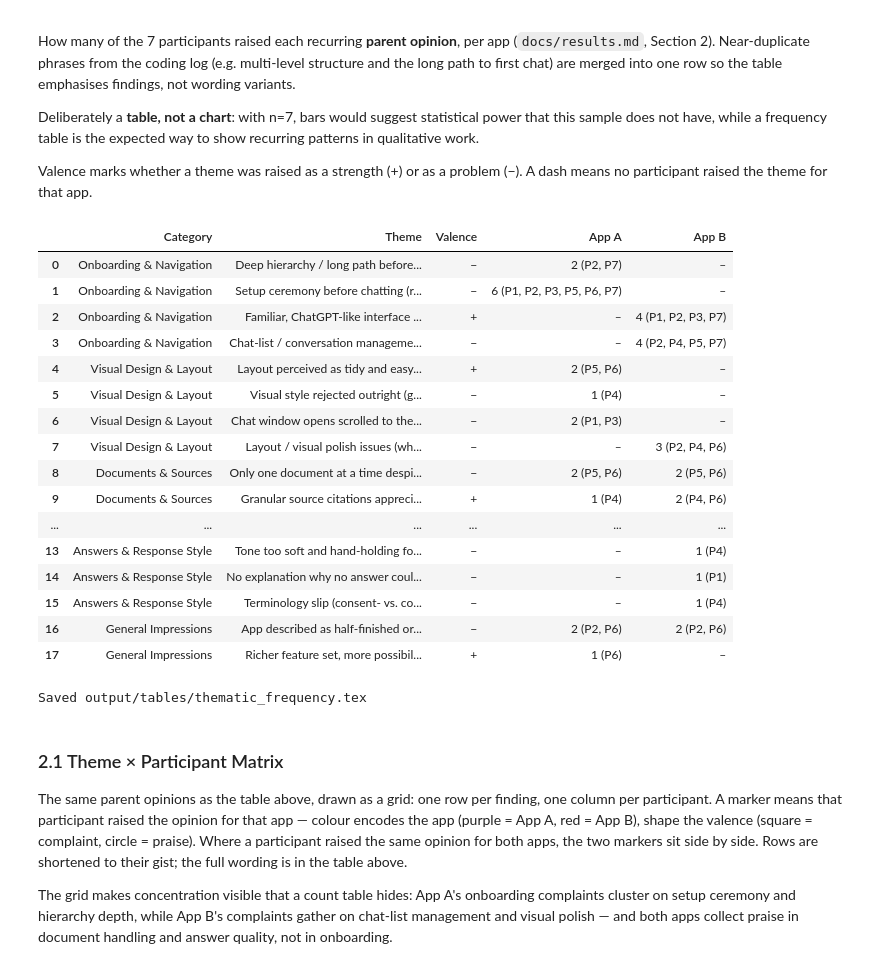
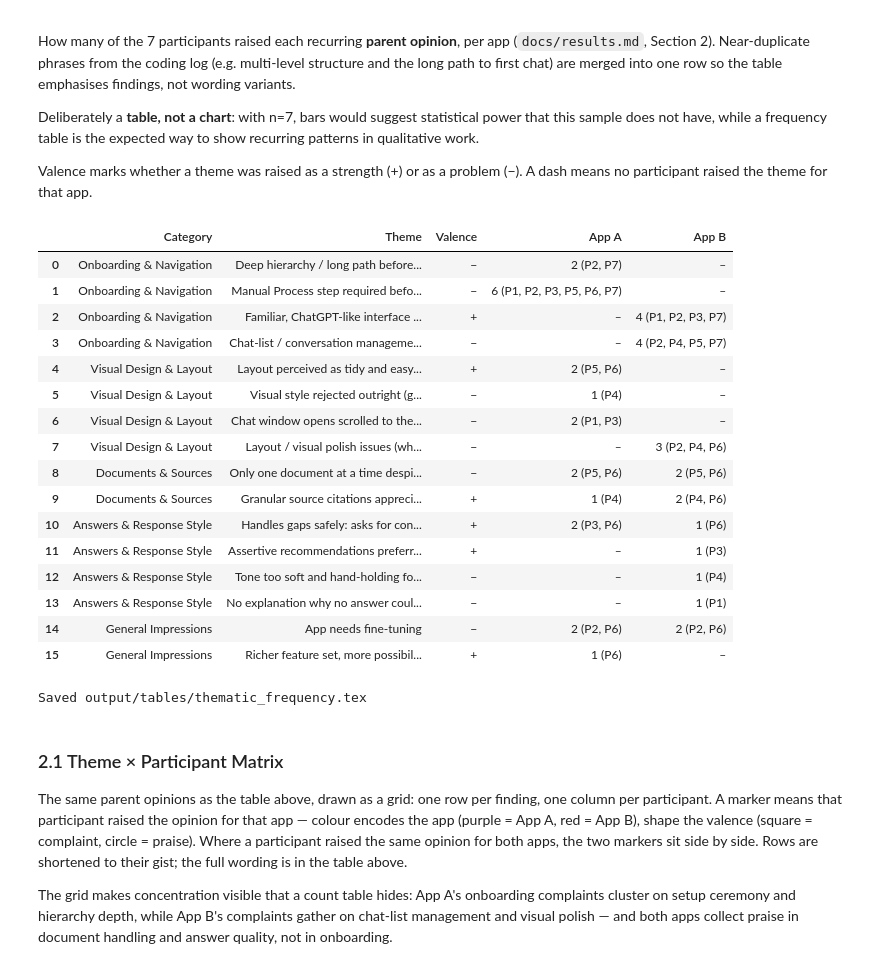
Before and after one commit to nghalinh2711/agentic-memory-artifacts, a Jupyter notebook: notebooks/qualitative.ipynb, the cells around one changed output. Saved outputs shown, nothing was run; the diff lists cells and outputs as text; code cells hidden in the pictures.

```diff
--- a/notebooks/qualitative.ipynb
+++ b/notebooks/qualitative.ipynb
@@ -304,8 +304,8 @@ PARENT_THEMES = [
      "Deep hierarchy / long path to first chat",
      ["P2", "P7"], []),
     ("Onboarding & Navigation", "-",
-     "Setup ceremony before chatting (redundant workspace controls, manual Process step)",
-     "Setup ceremony before chatting",
+     "Manual Process step required before chatting (plus redundant workspace controls)",
+     "Setup: Process required before chatting",
      ["P1", "P2", "P3", "P5", "P6", "P7"], []),
     ("Onboarding & Navigation", "+",
      "Familiar, ChatGPT-like interface lowers the learning curve",
@@ -340,13 +340,9 @@ PARENT_THEMES = [
      "Granular source citations valued",
      ["P4"], ["P4", "P6"]),
     ("Answers & Response Style", "+",
-     "No hallucination: asks for missing context instead",
-     "No hallucination; asks for context",
-     ["P3"], []),
-    ("Answers & Response Style", "+",
-     "Out-of-scope question handled transparently",
-     "Out-of-scope questions handled well",
-     ["P6"], ["P6"]),
+     "Handles gaps safely: asks for context instead of hallucinating; out-of-scope questions answered transparently",
+     "Safe handling of missing / out-of-scope context",
+     ["P3", "P6"], ["P6"]),
     ("Answers & Response Style", "+",
      "Assertive recommendations preferred in a work context",
      "Assertive recommendations preferred",
@@ -359,13 +355,9 @@ PARENT_THEMES = [
      "No explanation why no answer could be found",
      "No explanation when no answer found",
      [], ["P1"]),
-    ("Answers & Response Style", "-",
-     "Terminology slip (consent- vs. consensus-based)",
-     "Terminology slip (consent/consensus)",
-     [], ["P4"]),
     ("General Impressions", "-",
-     "App described as half-finished or in need of fine-tuning",
-     "Feels half-finished, needs fine-tuning",
+     "App needs fine-tuning",
+     "Needs fine-tuning",
      ["P2", "P6"], ["P2", "P6"]),
     ("General Impressions", "+",
      "Richer feature set, more possibilities for power users",
@@ -404,34 +396,34 @@ def build_frequency_table(records):
     column_spec = f"@{{}}{x_column(1.5)}c{mention_column}{mention_column}@{{}}"
     rows = [
         rf"\begin{{tabularx}}{{\linewidth}}{{{column_spec}}}",
         r"\toprule",
         r"\textbf{Theme} & \textbf{Val.} & \textbf{App A} & \textbf{App B} \\",
     ]
     for category in dict.fromkeys(category for category, *_ in records):
         rows.append(r"\midrule")
         rows.append(rf"\multicolumn{{4}}{{@{{}}l}}{{\textit{{{latex_text(category)}}}}} \\")
         rows.append(r"\addlinespace[2pt]")
         for row_category, valence, theme, _label, app_a, app_b in records:
             if row_category != category:
                 continue
             cells = [
                 latex_text(theme),
                 f"${valence}$",
                 latex_text(format_mentions(app_a, NOT_MENTIONED_TEX)),
                 latex_text(format_mentions(app_b, NOT_MENTIONED_TEX)),
             ]
             rows.append(" & ".join(cells) + r" \\")
     rows += [r"\bottomrule", r"\end{tabularx}"]
     # Parent opinions in 5 groups: \small keeps the table on a single page at
     # typical thesis text widths (tabularx cannot break across pages).
     return "\n".join([r"{\small", *rows, r"}"])
 
 
 save_table(build_frequency_table(PARENT_THEMES), "thematic_frequency")
 # %% [output]
 |  | Category | Theme | Valence | App A | App B |
 | 0 | Onboarding & Navigation | Deep hierarchy / long path before... | − | 2 (P2, P7) | – |
-| 1 | Onboarding & Navigation | Setup ceremony before chatting (r... | − | 6 (P1, P2, P3, P5, P6, P7) | – |
+| 1 | Onboarding & Navigation | Manual Process step required befo... | − | 6 (P1, P2, P3, P5, P6, P7) | – |
 | 2 | Onboarding & Navigation | Familiar, ChatGPT-like interface ... | + | – | 4 (P1, P2, P3, P7) |
 | 3 | Onboarding & Navigation | Chat-list / conversation manageme... | − | – | 4 (P2, P4, P5, P7) |
 | 4 | Visual Design & Layout | Layout perceived as tidy and easy... | + | 2 (P5, P6) | – |
@@ -440,12 +432,12 @@ save_table(build_frequency_table(PARENT_THEMES), "thematic_frequency")
 | 7 | Visual Design & Layout | Layout / visual polish issues (wh... | − | – | 3 (P2, P4, P6) |
 | 8 | Documents & Sources | Only one document at a time despi... | − | 2 (P5, P6) | 2 (P5, P6) |
 | 9 | Documents & Sources | Granular source citations appreci... | + | 1 (P4) | 2 (P4, P6) |
-| ... | ... | ... | ... | ... | ... |
-| 13 | Answers & Response Style | Tone too soft and hand-holding fo... | − | – | 1 (P4) |
-| 14 | Answers & Response Style | No explanation why no answer coul... | − | – | 1 (P1) |
-| 15 | Answers & Response Style | Terminology slip (consent- vs. co... | − | – | 1 (P4) |
-| 16 | General Impressions | App described as half-finished or... | − | 2 (P2, P6) | 2 (P2, P6) |
-| 17 | General Impressions | Richer feature set, more possibil... | + | 1 (P6) | – |
+| 10 | Answers & Response Style | Handles gaps safely: asks for con... | + | 2 (P3, P6) | 1 (P6) |
+| 11 | Answers & Response Style | Assertive recommendations preferr... | + | – | 1 (P3) |
+| 12 | Answers & Response Style | Tone too soft and hand-holding fo... | − | – | 1 (P4) |
+| 13 | Answers & Response Style | No explanation why no answer coul... | − | – | 1 (P1) |
+| 14 | General Impressions | App needs fine-tuning | − | 2 (P2, P6) | 2 (P2, P6) |
+| 15 | General Impressions | Richer feature set, more possibil... | + | 1 (P6) | – |
 Saved output/tables/thematic_frequency.tex
 # %% [markdown]
 ### 2.1 Theme × Participant Matrix
```
Also changed, not shown: parts of 1 cell of this notebook, 25 other files.
